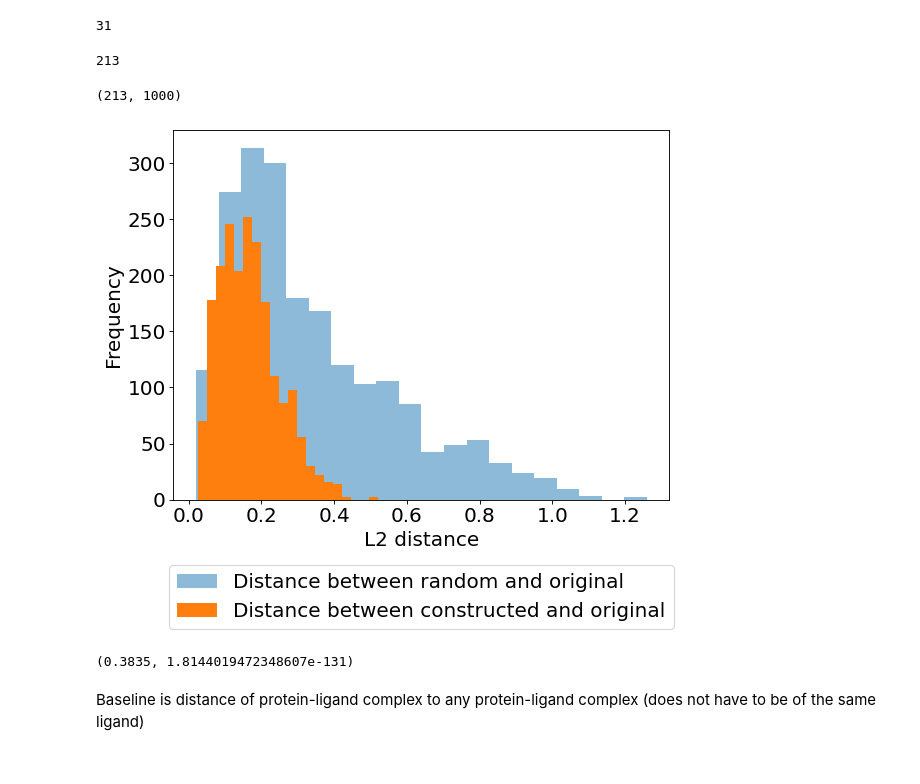
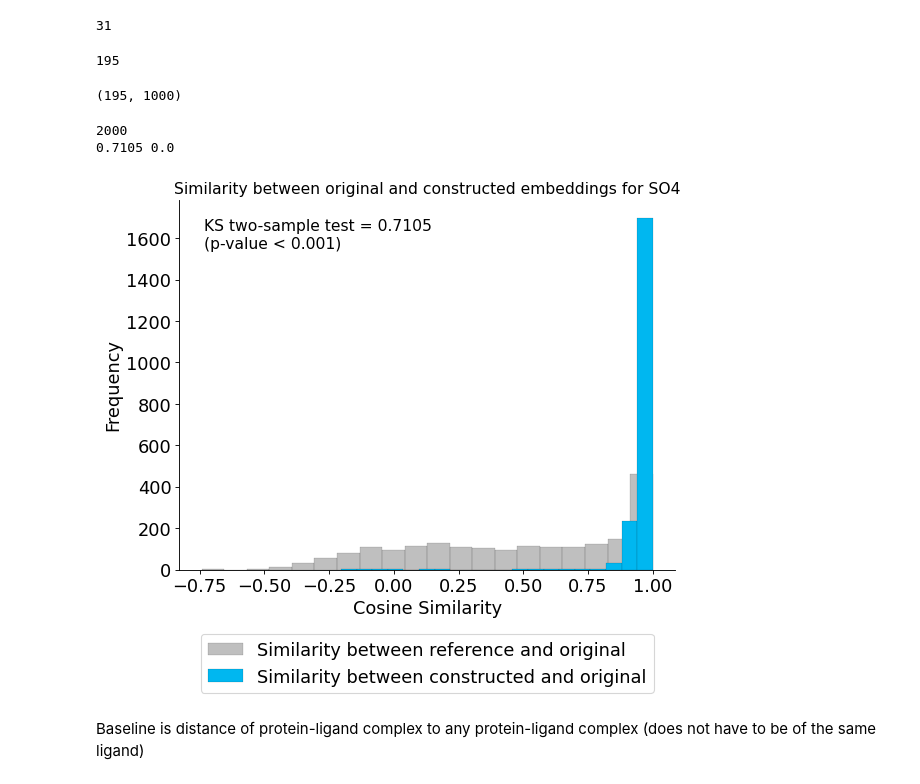
Before and after one commit to mims-harvard/ATOMICA, a Jupyter notebook: case_studies/composition_of_embeddings/can_embeddings_be_composed.ipynb, the cells around one changed output. Saved outputs shown, nothing was run; the diff lists cells and outputs as text; code cells hidden in the pictures.

```diff
--- a/case_studies/composition_of_embeddings/can_embeddings_be_composed.ipynb
+++ b/case_studies/composition_of_embeddings/can_embeddings_be_composed.ipynb
@@ -71,7 +71,7 @@ Finetuned model
 Pretrained model
 # %%
 # pretrain_ckpt = "/n/holyscratch01/mzitnik_lab/afang/GET/pretrain/models/InteractNN-global/version_76/checkpoint/epoch8_step690593.ckpt" # pretrained only
-pretrain_ckpt = "/n/holyscratch01/mzitnik_lab/afang/GET/pretrain/models/InteractNN-torsion/version_1/checkpoint/epoch47_step797222.ckpt"
+pretrain_ckpt = "/n/holylabs/LABS/mzitnik_lab/Users/afang/GET/checkpoints/epoch21_step575146.ckpt"
 # pretrain_ckpt = "/n/holyscratch01/mzitnik_lab/afang/GET/pretrain/models/InteractNN-gaussian/version_0/checkpoint/epoch35_step597506.ckpt"
 
 model = AffinityPredictor.load_from_pretrained(pretrain_ckpt)
@@ -79,2 +84,5 @@ model = model.to("cuda")
 # %%
 dataset = PDBBindBenchmark("/n/holylabs/LABS/mzitnik_lab/Users/afang/GET/datasets/BioLiP/processed-QBioLiP/QBioLiP_PL_PS_300_valid.pkl")
+# %%
+dataset_ids = [d['id'] for d in dataset.indexes]
+len(set(dataset_ids)) == len(dataset_ids)
@@ -123,7 +133,7 @@ fragmentation False
 # %% [output]
 31
 # %%
-chosen_ligand = "NAD"
+chosen_ligand = "SO4"
 protein_dataset = []
 proteins = []
 for idx, d in enumerate(dataset):
@@ -133,7 +143,7 @@ for idx, d in enumerate(dataset):
     proteins.append(dataset.indexes[idx]["id"])
 len(proteins)
 # %% [output]
-213
+195
 # %%
 embeddings = {}
 batch_size = 8
@@ -166,7 +176,7 @@ for i in tqdm(range(0, len(dataset), batch_size)):
             pdb_ids = [d["id"] for d in dataset[i:end_idx]]
         else:
             minibatch = PDBBindBenchmark.collate_fn([dataset[x] for x in range(i, end_idx)])
-            pdb_ids = proteins[i:end_idx]
+            pdb_ids = dataset_ids[i:end_idx]
         minibatch = Trainer.to_device(minibatch, "cuda")
         pred_binding_affinity, output = model.infer(minibatch, extra_info=True)
         batch_id = torch.zeros_like(minibatch["segment_ids"])  # [Nb]
@@ -197,5 +207,5 @@ pairs = list(itertools.combinations(pocket_only_embeddings.keys(), 2))
 pairs = random.sample(pairs, 1000)
 len(pocket_only_embeddings), len(pairs)
 # %% [output]
-(213, 1000)
+(195, 1000)
 # %%
@@ -226,18 +248,27 @@ for p1, p2 in pairs:
 # %%
+import seaborn as sns
+
+print(len(dist_construct))
 plt.figure(figsize=(8, 6), dpi=80)
-plt.rcParams.update({'font.size': 18})
-plt.hist(dist_rand, bins=20, alpha=0.5, label="Distance between random and original")
-plt.hist(dist_construct, bins=20, alpha=1, label="Distance between constructed and original")
+plt.rcParams.update({'font.size': 16})
+ax = sns.histplot(dist_rand, bins=20, alpha=0.5, color="#808080", label="Similarity between reference and original")
+ax = sns.histplot(dist_construct, bins=20, alpha=1, color="#00b7f0", label="Similarity between constructed and original")
 plt.ylabel("Frequency")
-plt.xlabel("L2 distance")
+plt.xlabel("Cosine Similarity")
+plt.setp(ax.patches, linewidth=0.1)
 plt.legend(loc='upper center', bbox_to_anchor=(0.5, -0.15), shadow=False, ncol=1)
+ks_stat, ks_p = scipy.stats.ks_2samp(dist_construct, dist_rand)
+print(ks_stat, ks_p)
+textstr = f"KS two-sample test = {ks_stat} \n(p-value < {ks_p+0.001:.3f})"
+plt.text(x=0.05, y=0.95, s=textstr, transform=plt.gca().transAxes, fontsize=14, verticalalignment='top', fontdict={'family': 'sans-serif'})
+ax.spines['top'].set_visible(False)
+ax.spines['right'].set_visible(False)
+plt.title(f"Similarity between original and constructed embeddings for {chosen_ligand}", fontsize=14)
+plt.savefig(f"similarity_construct_{chosen_ligand}.png", bbox_inches='tight', dpi=300)
 plt.show()
 # %% [output]
+2000
+0.7105 0.0
-[figure, old version]
+[figure, new version]
-# %%
-ks_stat, ks_p = scipy.stats.ks_2samp(dist_construct, dist_rand)
-ks_stat, ks_p
-# %% [output]
-(0.3835, 1.8144019472348607e-131)
 # %% [markdown]
 Baseline is distance of protein-ligand complex to any protein-ligand complex (does not have to be of the same ligand)
```
Also changed, not shown: parts of 5 cells of this notebook, 4 other files.
